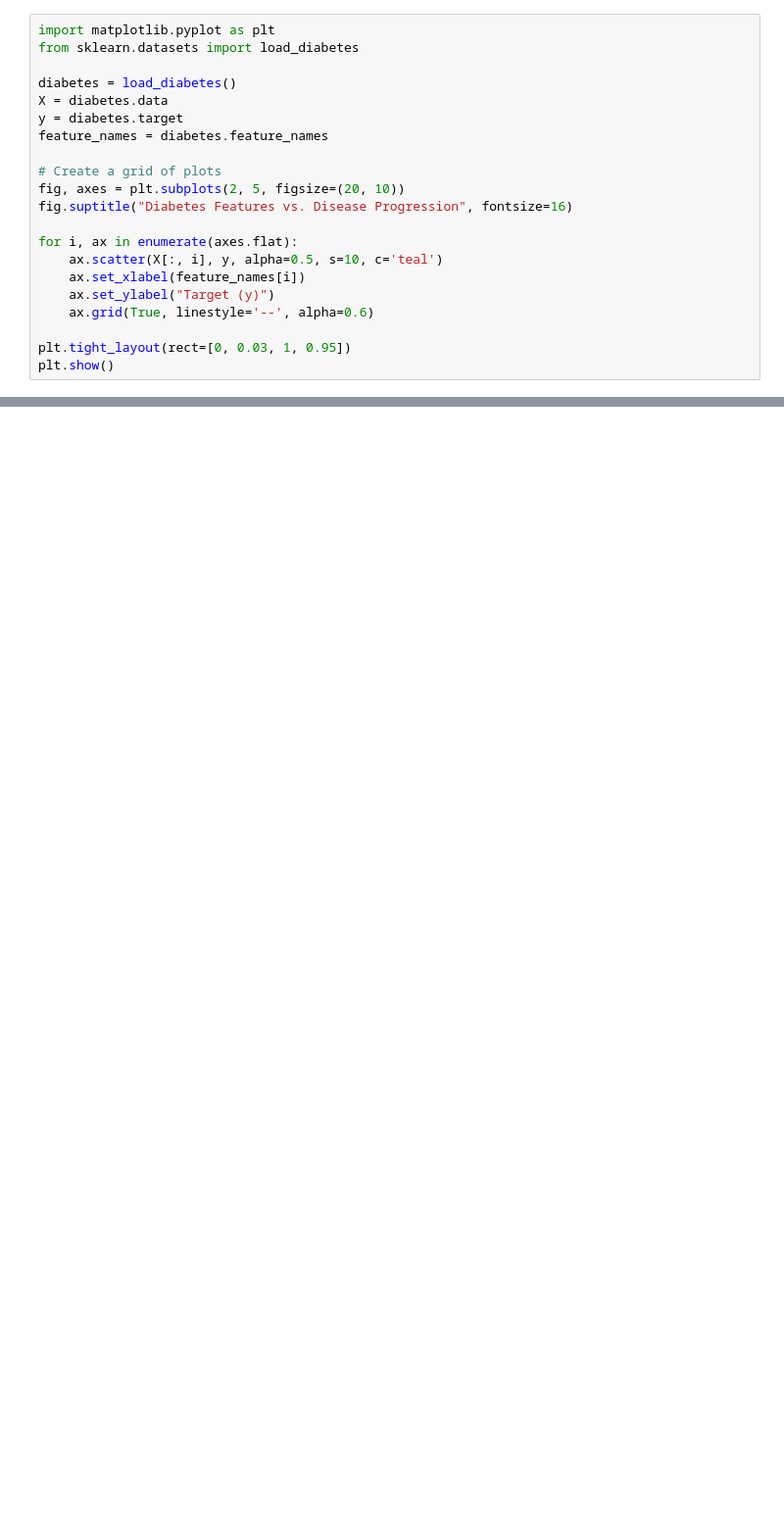
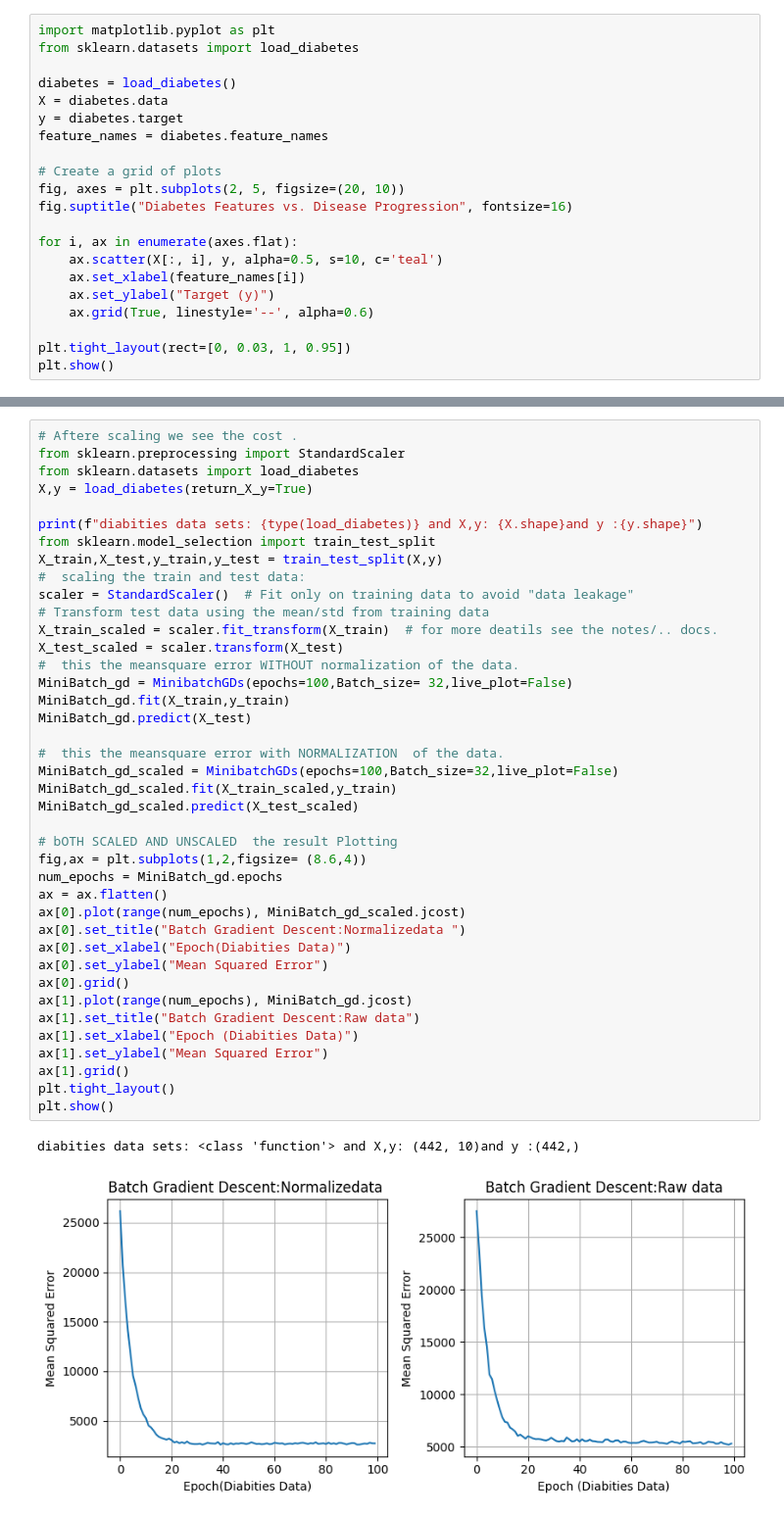
Before and after one commit to mohdrafik/machine-learning-basics, a Jupyter notebook: notebooks/ml.ipynb, the cells around one changed output, grey strips where cells are left out. Shown at 98% size. Drawn from its saved outputs; the diff is of its cells as text; blank space fills up the shorter version.

Commit message:
Batch gradient descent method code is written by myself and implemented with both normalized and raw diabities data

```diff
--- a/notebooks/ml.ipynb
+++ b/notebooks/ml.ipynb
@@ -833,0 +926,43 @@ path w copy:[array([[0.],
+# %%
+# Aftere scaling we see the cost .
+from sklearn.preprocessing import StandardScaler
+from sklearn.datasets import load_diabetes
+X,y = load_diabetes(return_X_y=True)
+
+print(f"diabities data sets: {type(load_diabetes)} and X,y: {X.shape}and y :{y.shape}")
+from sklearn.model_selection import train_test_split
+X_train,X_test,y_train,y_test = train_test_split(X,y)
+#  scaling the train and test data:
+scaler = StandardScaler()  # Fit only on training data to avoid "data leakage"
+# Transform test data using the mean/std from training data
+X_train_scaled = scaler.fit_transform(X_train)  # for more deatils see the notes/.. docs.
+X_test_scaled = scaler.transform(X_test)
+#  this the meansquare error WITHOUT normalization of the data.
+MiniBatch_gd = MinibatchGDs(epochs=100,Batch_size= 32,live_plot=False)
+MiniBatch_gd.fit(X_train,y_train)
+MiniBatch_gd.predict(X_test)
+
+#  this the meansquare error with NORMALIZATION  of the data.
+MiniBatch_gd_scaled = MinibatchGDs(epochs=100,Batch_size=32,live_plot=False)
+MiniBatch_gd_scaled.fit(X_train_scaled,y_train)
+MiniBatch_gd_scaled.predict(X_test_scaled)
+
+# bOTH SCALED AND UNSCALED  the result Plotting
+fig,ax = plt.subplots(1,2,figsize= (8.6,4))
+num_epochs = MiniBatch_gd.epochs
+ax = ax.flatten()
+ax[0].plot(range(num_epochs), MiniBatch_gd_scaled.jcost)
+ax[0].set_title("Batch Gradient Descent:Normalizedata ")
+ax[0].set_xlabel("Epoch(Diabities Data)")
+ax[0].set_ylabel("Mean Squared Error")
+ax[0].grid()
+ax[1].plot(range(num_epochs), MiniBatch_gd.jcost)
+ax[1].set_title("Batch Gradient Descent:Raw data")
+ax[1].set_xlabel("Epoch (Diabities Data)")
+ax[1].set_ylabel("Mean Squared Error")
+ax[1].grid()
+plt.tight_layout()
+plt.show()
+# %% [output]
+diabities data sets: <class 'function'> and X,y: (442, 10)and y :(442,)
+[figure, added]
```
Also changed, not shown: parts of 5 cells of this notebook.
